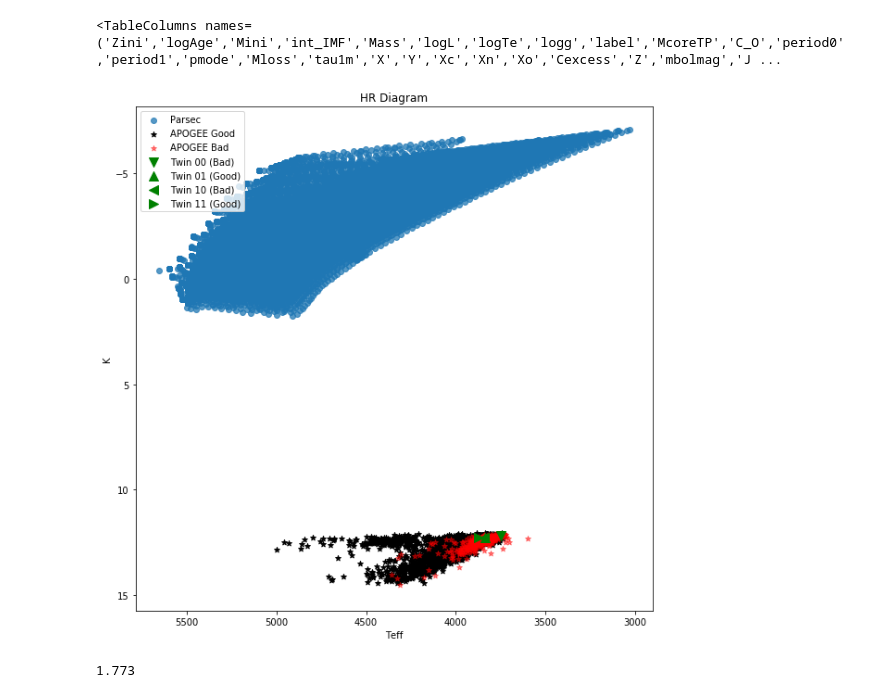
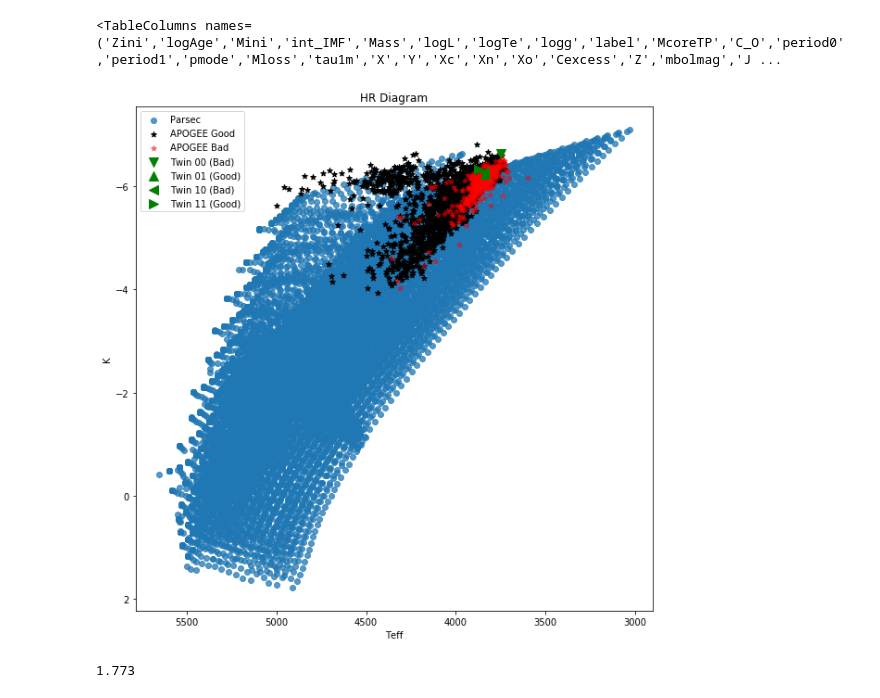
Before and after one commit to JoshuaPovick/Magellanic_Ages, a Jupyter notebook: Spectra.ipynb, the cells around one changed output. Saved outputs shown, nothing was run; the diff lists cells and outputs as text; code cells hidden in the pictures.

```diff
--- a/Spectra.ipynb
+++ b/Spectra.ipynb
@@ -390,22 +390,22 @@ parsec.columns
 # %%
 plt.figure(figsize=[10,10])
 plt.scatter(10**parsec['logTe'],parsec['Ksmag'],alpha=0.75,label='Parsec')
-plt.scatter(clndr16['TEFF'][iuvenis],clndr16['K'][iuvenis],marker='*',c='k',label='APOGEE Good')
-plt.scatter(clndr16['TEFF'][senex],clndr16['K'][senex],marker='*',c='r',label='APOGEE Bad',alpha=0.5)
-plt.scatter(clndr16['TEFF'][twin00],clndr16['K'][twin00],marker='v',c='g',s=100,label='Twin 00 (Bad)')
-plt.scatter(clndr16['TEFF'][twin01],clndr16['K'][twin01],marker='^',c='g',s=100,label='Twin 01 (Good)')
-plt.scatter(clndr16['TEFF'][twin10],clndr16['K'][twin10],marker='<',c='g',s=100,label='Twin 10 (Bad)')
-plt.scatter(clndr16['TEFF'][twin11],clndr16['K'][twin11],marker='>',c='g',s=100,label='Twin 11 (Good)')
+plt.scatter(clndr16['TEFF'][iuvenis],corabsK[iuvenis],marker='*',c='k',label='APOGEE Good')
+plt.scatter(clndr16['TEFF'][senex],corabsK[senex],marker='*',c='r',label='APOGEE Bad',alpha=0.5)
+plt.scatter(clndr16['TEFF'][twin00],corabsK[twin00],marker='v',c='g',s=100,label='Twin 00 (Bad)')
+plt.scatter(clndr16['TEFF'][twin01],corabsK[twin01],marker='^',c='g',s=100,label='Twin 01 (Good)')
+plt.scatter(clndr16['TEFF'][twin10],corabsK[twin10],marker='<',c='g',s=100,label='Twin 10 (Bad)')
+plt.scatter(clndr16['TEFF'][twin11],corabsK[twin11],marker='>',c='g',s=100,label='Twin 11 (Good)')
 plt.gca().invert_xaxis()
 plt.gca().invert_yaxis()
 plt.ylabel(r'K')
 plt.xlabel(r'Teff')
 plt.title(r'HR Diagram')
 plt.legend(loc='upper left')
 # plt.savefig('twinhrdiagram.pdf',bbox_inches='tight')
 plt.show()
 # %% [output]
-[figure, old version]
+[figure, new version]
 # %%
 max(parsec['Ksmag'])
 # %% [output]
```
Also changed, not shown: parts of 12 cells of this notebook, 31 other files.
